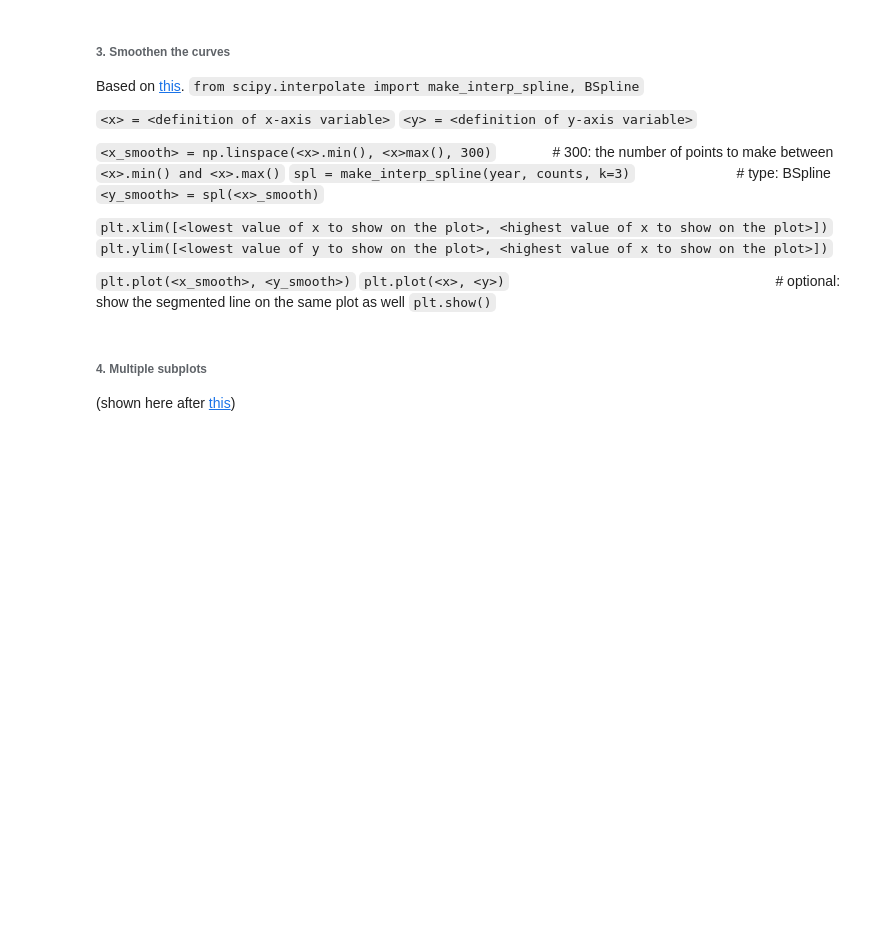
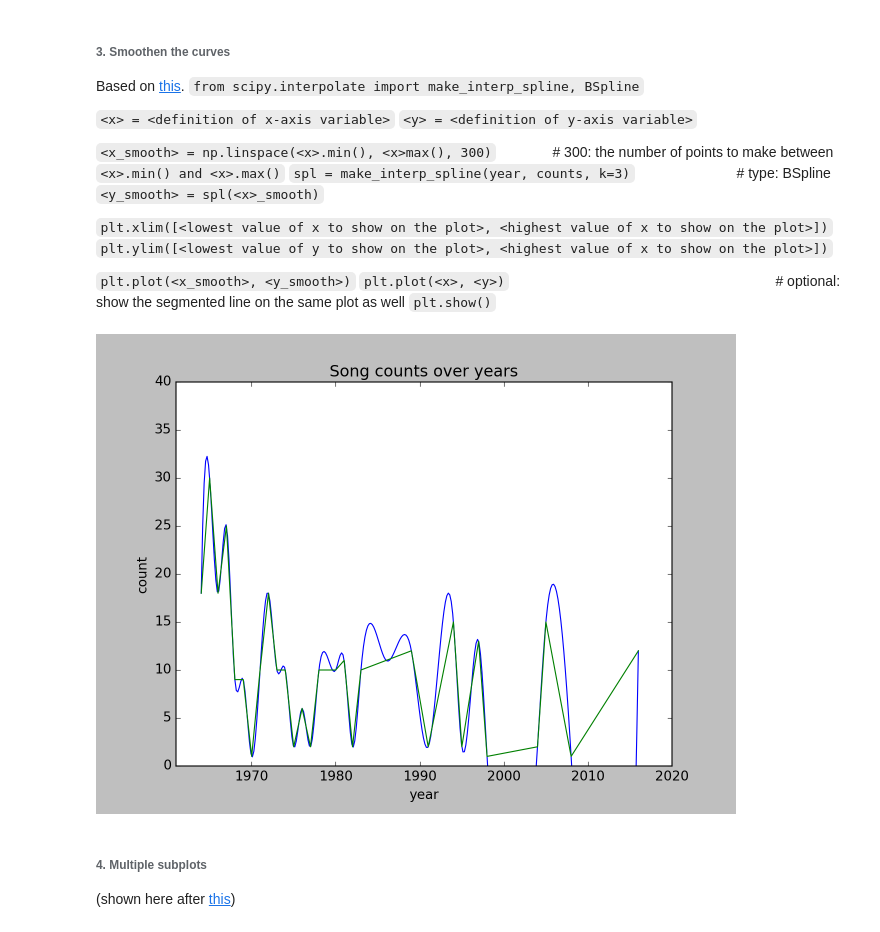
Before and after one commit to programiranje3/2023, a Jupyter notebook: notebooks/eda.ipynb, the cells around one changed output. Cells and saved outputs as stored; diff of their text form; code cells hidden in the pictures; blank space fills up the shorter version.

```diff
--- a/notebooks/eda.ipynb
+++ b/notebooks/eda.ipynb
@@ -750,43 +817,45 @@ Based on [this](https://stackoverflow.com/a/5284038/1899061).
 # %%
 # # 300 represents the number of points to make between T.min and T.max
 # T = np.array([6, 7, 8, 9, 10, 11, 12])
 # power = np.array([1.53E+03, 5.92E+02, 2.04E+02, 7.24E+01, 2.72E+01, 1.10E+01, 4.70E+00])
 #
 # # plt.plot(T,power)
 # # plt.show()
 #
 # xnew = np.linspace(T.min(), T.max(), 300)
 #
 # spl = make_interp_spline(T, power, k=3)  # type: BSpline
 # power_smooth = spl(xnew)
 #
 # plt.plot(xnew, power_smooth)
 # plt.show()
 
-# from scipy.interpolate import make_interp_spline, BSpline
+from scipy.interpolate import make_interp_spline, BSpline
+
+year_smooth = np.linspace(years.min(), years.max(), 300)
+spl = make_interp_spline(years, counts, k=3)  # type: BSpline
+counts_smooth = spl(year_smooth)
+
+plt.ticklabel_format(useOffset=False)
+
+plt.xlim([1961, 2020])
+plt.ylim([0, 40])
+
+plt.xlabel('year')
+plt.ylabel('count')
+plt.title('Song counts over years')
+
+plt.plot(year_smooth, counts_smooth)
+plt.plot(years, counts)
+plt.show()
 #
-# year_smooth = np.linspace(years.min(), years.max(), 300)
-# spl = make_interp_spline(years, counts, k=3)  # type: BSpline
-# counts_smooth = spl(year_smooth)
-#
-# plt.ticklabel_format(useOffset=False)
-#
-# plt.xlim([1961, 2020])
-# plt.ylim([0, 40])
-#
-# plt.xlabel('year')
-# plt.ylabel('count')
-# plt.title('Song counts over years')
-#
-# plt.plot(year_smooth, counts_smooth)
-# plt.plot(years, counts)
-# plt.show()
-
 # # Alternatively
 # ax = plt.axes()
 # ax.set(xlim=(years.min(), years.max()), ylim=(0, 70), xlabel='year', ylabel='count', title='Song counts over years')
 # ax.plot(years, counts, color='steelblue', linewidth=2, marker='o', alpha=0.8)
 # ax.plot(year_smooth, counts_smooth, color='steelblue', linewidth=3, alpha=0.8);
+# %% [output]
+[figure, added]
 # %% [markdown]
 ###### 4. Multiple subplots
 (shown here after [this](https://jakevdp.github.io/PythonDataScienceHandbook/04.08-multiple-subplots.html))
```
Also changed, not shown: parts of 33 cells of this notebook, 1 other file.
